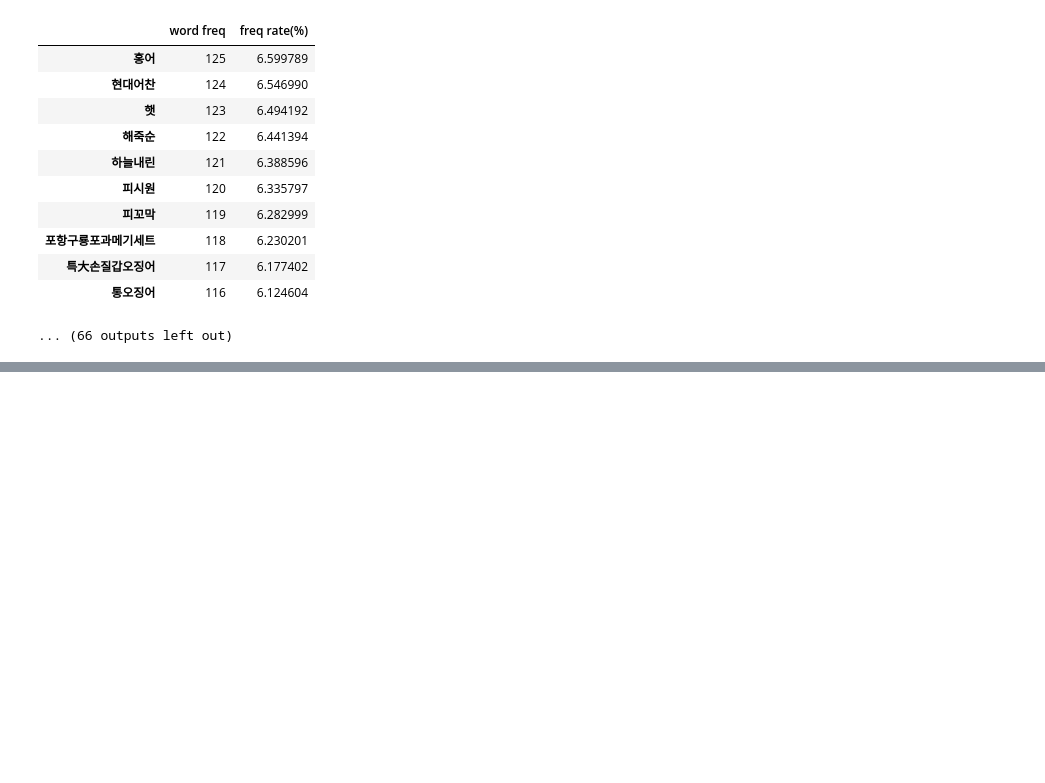
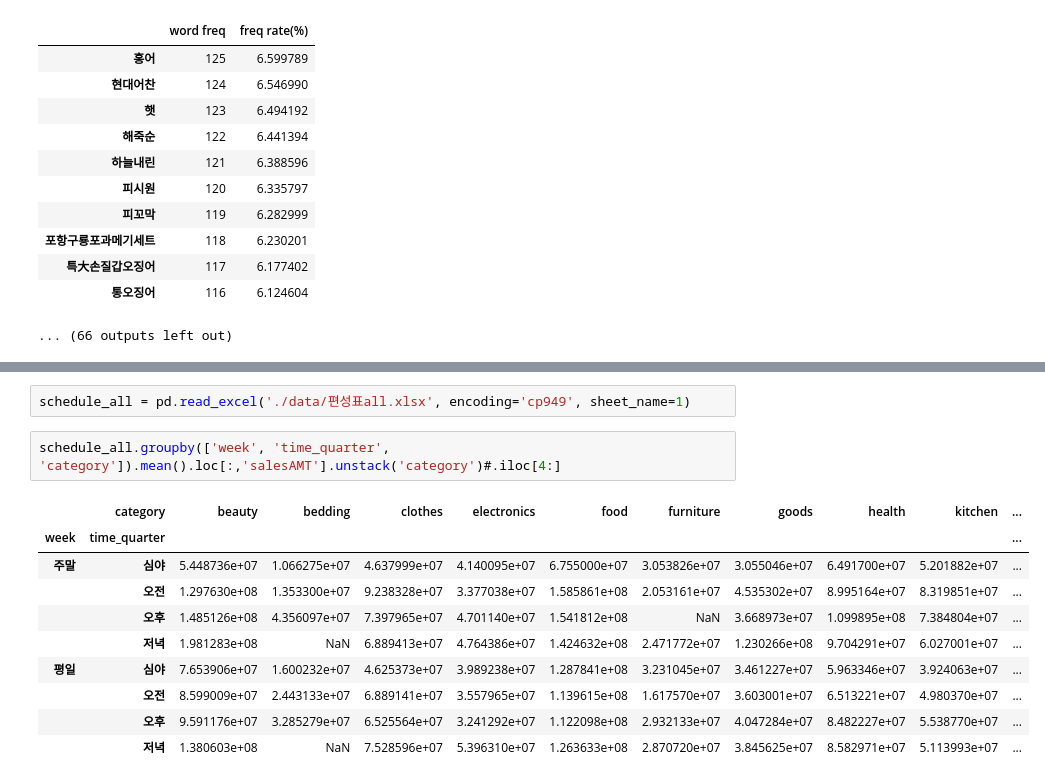
Before and after one commit to shp1204/WANPANMAN, a Jupyter notebook: EDA_ver2.ipynb, the cells around one changed output, grey strips where cells are left out. Drawn from its saved outputs; the diff is of its cells as text; blank space fills up the shorter version.

```diff
--- a/EDA_ver2.ipynb
+++ b/EDA_ver2.ipynb
@@ -846,0 +896,15 @@ for one_category in category_list :
+# %%
+schedule_all = pd.read_excel('./data/편성표all.xlsx', encoding='cp949', sheet_name=1)
+# %%
+schedule_all.groupby(['week', 'time_quarter', 'category']).mean().loc[:,'salesAMT'].unstack('category')#.iloc[4:]
+# %% [output]
+|  | category | beauty | bedding | clothes | electronics | food | furniture | goods | health | kitchen | ... |
+| week | time_quarter |  |  |  |  |  |  |  |  |  | ... |
+| 주말 | 심야 | 5.448736e+07 | 1.066275e+07 | 4.637999e+07 | 4.140095e+07 | 6.755000e+07 | 3.053826e+07 | 3.055046e+07 | 6.491700e+07 | 5.201882e+07 | ... |
+|  | 오전 | 1.297630e+08 | 1.353300e+07 | 9.238328e+07 | 3.377038e+07 | 1.585861e+08 | 2.053161e+07 | 4.535302e+07 | 8.995164e+07 | 8.319851e+07 | ... |
+|  | 오후 | 1.485126e+08 | 4.356097e+07 | 7.397965e+07 | 4.701140e+07 | 1.541812e+08 | NaN | 3.668973e+07 | 1.099895e+08 | 7.384804e+07 | ... |
+|  | 저녁 | 1.981283e+08 | NaN | 6.889413e+07 | 4.764386e+07 | 1.424632e+08 | 2.471772e+07 | 1.230266e+08 | 9.704291e+07 | 6.027001e+07 | ... |
+| 평일 | 심야 | 7.653906e+07 | 1.600232e+07 | 4.625373e+07 | 3.989238e+07 | 1.287841e+08 | 3.231045e+07 | 3.461227e+07 | 5.963346e+07 | 3.924063e+07 | ... |
+|  | 오전 | 8.599009e+07 | 2.443133e+07 | 6.889141e+07 | 3.557965e+07 | 1.139615e+08 | 1.617570e+07 | 3.603001e+07 | 6.513221e+07 | 4.980370e+07 | ... |
+|  | 오후 | 9.591176e+07 | 3.285279e+07 | 6.525564e+07 | 3.241292e+07 | 1.122098e+08 | 2.932133e+07 | 4.047284e+07 | 8.482227e+07 | 5.538770e+07 | ... |
+|  | 저녁 | 1.380603e+08 | NaN | 7.528596e+07 | 5.396310e+07 | 1.263633e+08 | 2.870720e+07 | 3.845625e+07 | 8.582971e+07 | 5.113993e+07 | ... |
```
Also changed, not shown: parts of 10 cells of this notebook, 7 other files.
